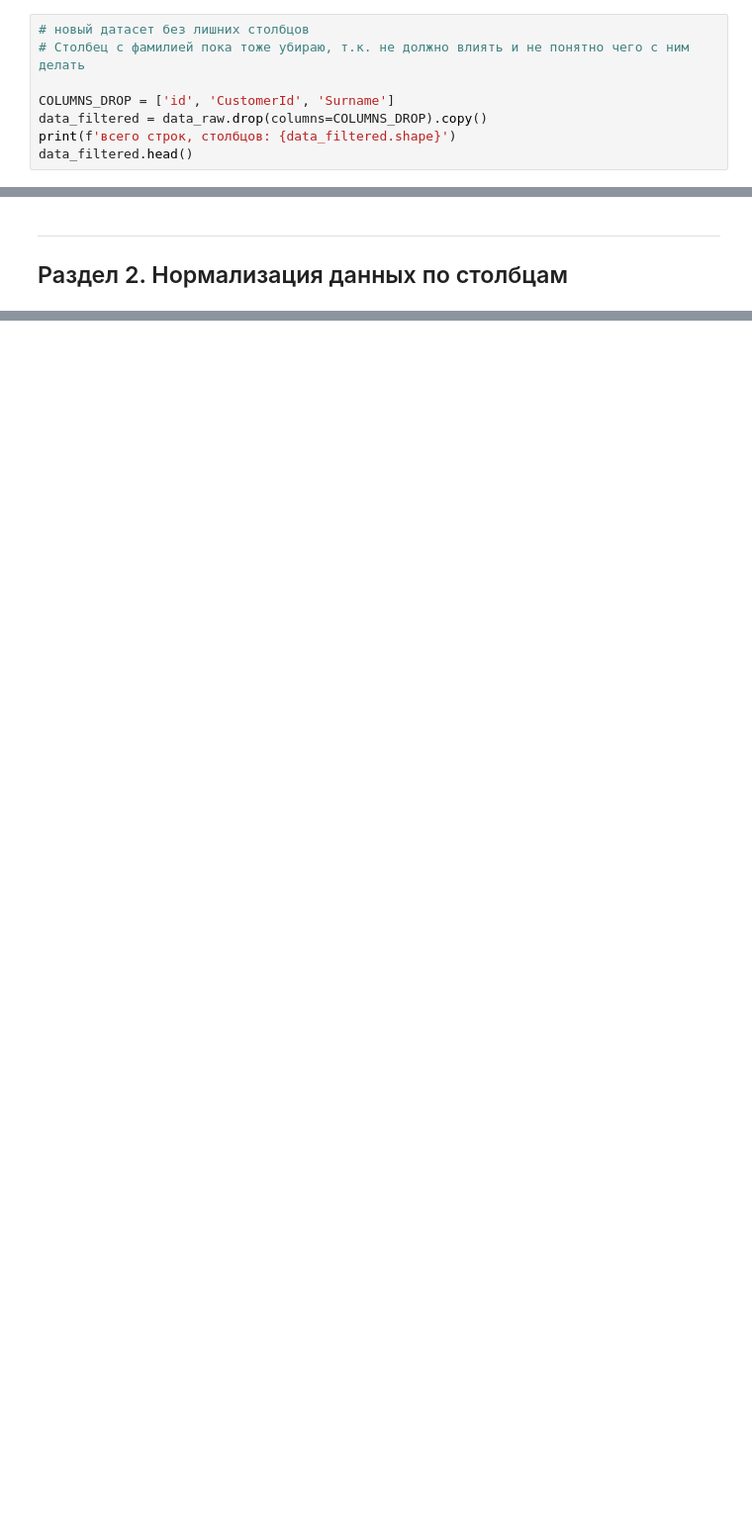
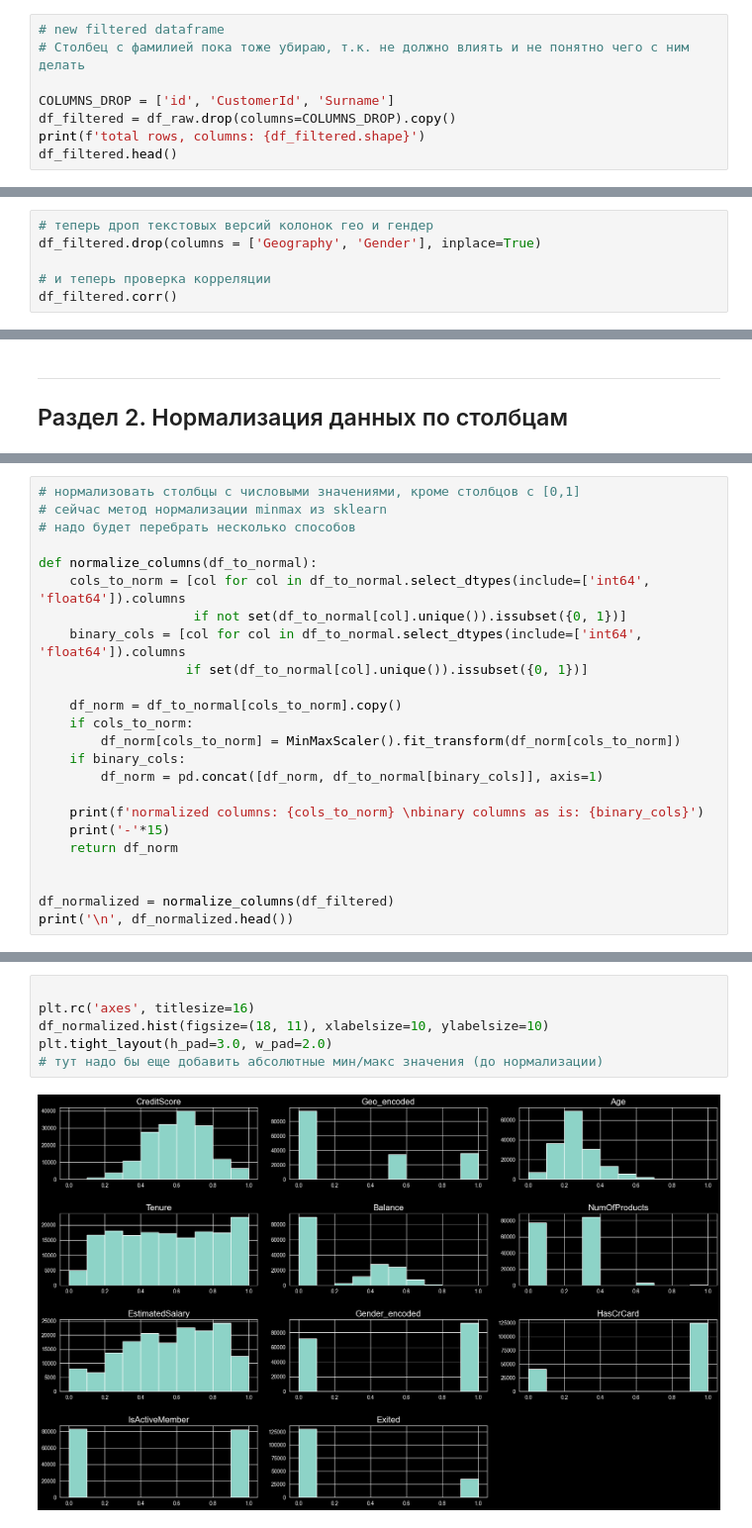
Before and after one commit to Evgeny725/ml-basics, a Jupyter notebook: bank_churn.ipynb, the cells around one changed output, grey strips where cells are left out. Shown at 99% size. Cells and saved outputs as stored; diff of their text form; blank space fills up the shorter version.

```diff
--- a/bank_churn.ipynb
+++ b/bank_churn.ipynb
@@ -207,9 +209,9 @@ for column in ['CustomerId']:
 # %%
-# новый датасет без лишних столбцов
+# new filtered dataframe
 # Столбец с фамилией пока тоже убираю, т.к. не должно влиять и не понятно чего с ним делать
 
 COLUMNS_DROP = ['id', 'CustomerId', 'Surname']
-data_filtered = data_raw.drop(columns=COLUMNS_DROP).copy()
-print(f'всего строк, столбцов: {data_filtered.shape}')
-data_filtered.head()
+df_filtered = df_raw.drop(columns=COLUMNS_DROP).copy()
+print(f'total rows, columns: {df_filtered.shape}')
+df_filtered.head()
 # %% [output]
@@ -344,0 +373,6 @@ data_filtered.corr()
+# %%
+# теперь дроп текстовых версий колонок гео и гендер
+df_filtered.drop(columns = ['Geography', 'Gender'], inplace=True)
+
+# и теперь проверка корреляции
+df_filtered.corr()
@@ -487,0 +395,24 @@ for max_depth in [3, 5, 7, 10, None]:
+# %%
+# нормализовать столбцы с числовыми значениями, кроме столбцов с [0,1]
+# сейчас метод нормализации minmax из sklearn
+# надо будет перебрать несколько способов
+
+def normalize_columns(df_to_normal):
+    cols_to_norm = [col for col in df_to_normal.select_dtypes(include=['int64', 'float64']).columns
+                    if not set(df_to_normal[col].unique()).issubset({0, 1})]
+    binary_cols = [col for col in df_to_normal.select_dtypes(include=['int64', 'float64']).columns
+                   if set(df_to_normal[col].unique()).issubset({0, 1})]
+
+    df_norm = df_to_normal[cols_to_norm].copy()
+    if cols_to_norm:
+        df_norm[cols_to_norm] = MinMaxScaler().fit_transform(df_norm[cols_to_norm])
+    if binary_cols:
+        df_norm = pd.concat([df_norm, df_to_normal[binary_cols]], axis=1)
+
+    print(f'normalized columns: {cols_to_norm} \nbinary columns as is: {binary_cols}')
+    print('-'*15)
+    return df_norm
+
+
+df_normalized = normalize_columns(df_filtered)
+print('\n', df_normalized.head())
@@ -487,0 +452,8 @@ for max_depth in [3, 5, 7, 10, None]:
+# %%
+
+plt.rc('axes', titlesize=16)
+df_normalized.hist(figsize=(18, 11), xlabelsize=10, ylabelsize=10)
+plt.tight_layout(h_pad=3.0, w_pad=2.0)
+# тут надо бы еще добавить абсолютные мин/макс значения (до нормализации)
+# %% [output]
+[figure, added]
```
Also changed, not shown: parts of 48 cells of this notebook.
